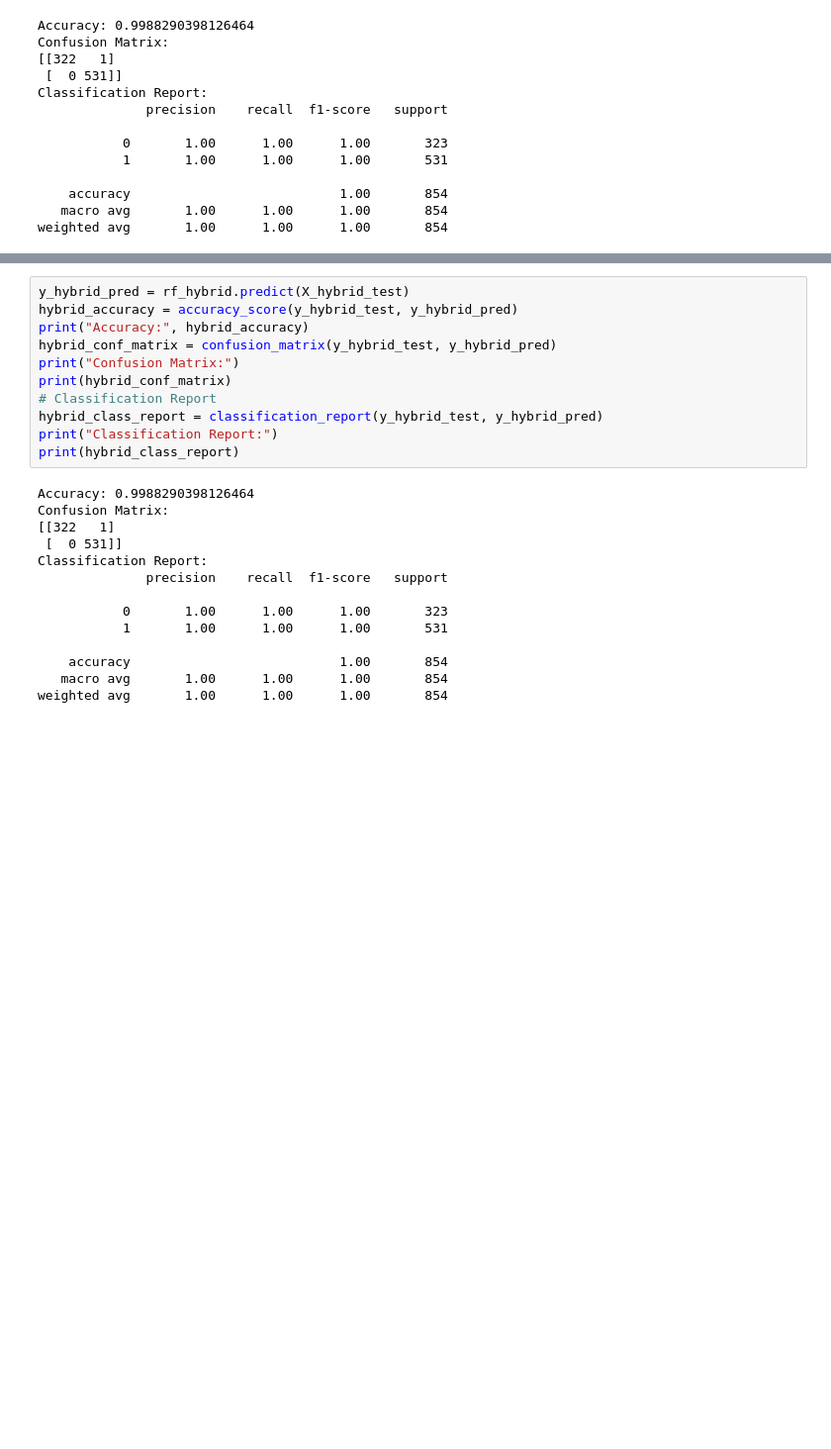
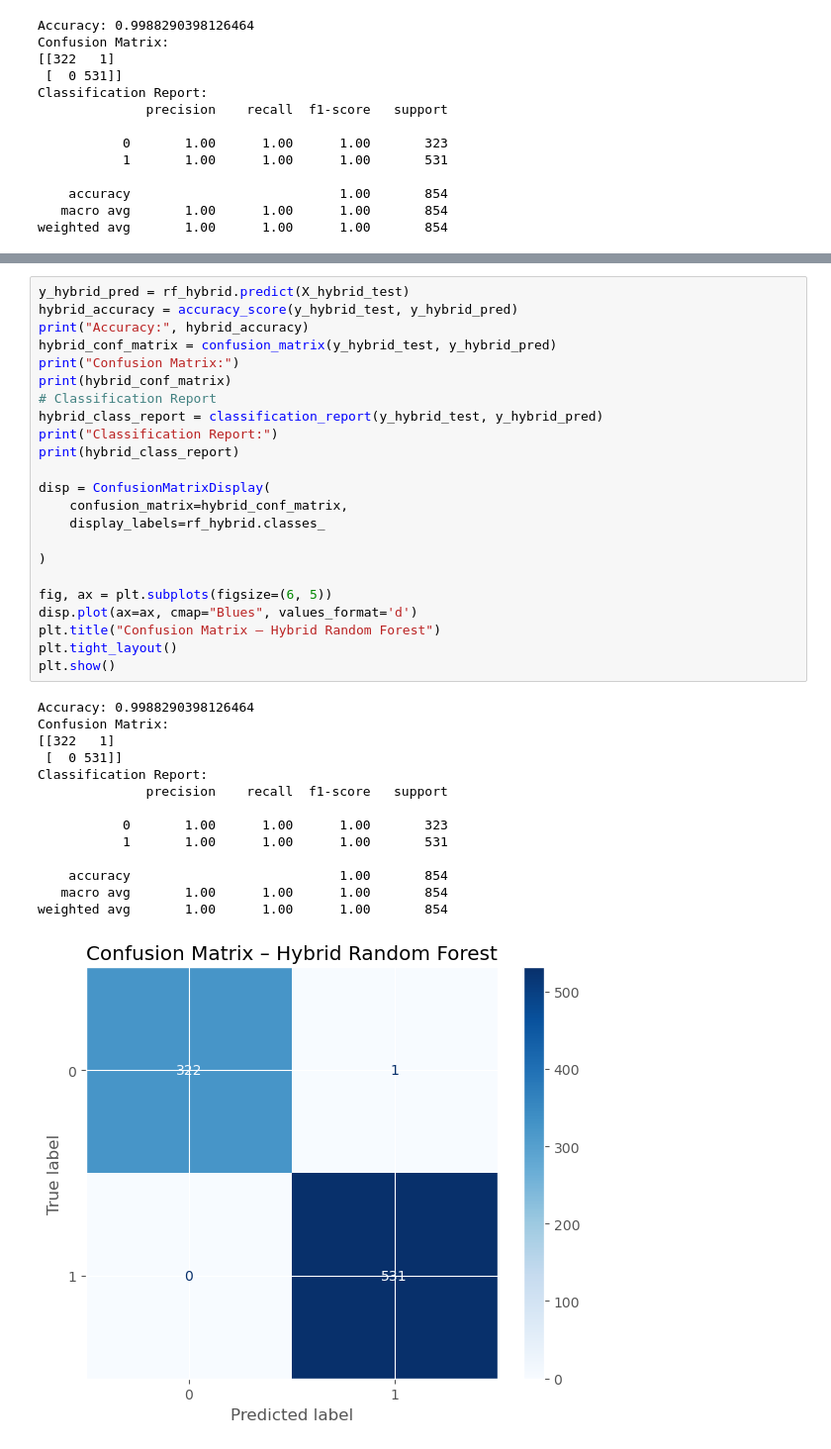
Before and after one commit to sumitra0420/borrower-risk-hybrid-ml, a Jupyter notebook: loan_approval.ipynb, the cells around one changed output, grey strips where cells are left out. Shown at 99% size. Cells and saved outputs as stored; diff of their text form; blank space fills up the shorter version.

Commit message:
display confusion metrix

```diff
--- a/loan_approval.ipynb
+++ b/loan_approval.ipynb
@@ -593,25 +653,38 @@ RandomForestClassifier(n_jobs=-1, random_state=42)
 # %%
 y_hybrid_pred = rf_hybrid.predict(X_hybrid_test)
 hybrid_accuracy = accuracy_score(y_hybrid_test, y_hybrid_pred)
 print("Accuracy:", hybrid_accuracy)
 hybrid_conf_matrix = confusion_matrix(y_hybrid_test, y_hybrid_pred)
 print("Confusion Matrix:")
 print(hybrid_conf_matrix)
 # Classification Report
 hybrid_class_report = classification_report(y_hybrid_test, y_hybrid_pred)
 print("Classification Report:")
 print(hybrid_class_report)
+
+disp = ConfusionMatrixDisplay(
+    confusion_matrix=hybrid_conf_matrix,
+    display_labels=rf_hybrid.classes_
+
+)
+
+fig, ax = plt.subplots(figsize=(6, 5))
+disp.plot(ax=ax, cmap="Blues", values_format='d')
+plt.title("Confusion Matrix – Hybrid Random Forest")
+plt.tight_layout()
+plt.show()
 # %% [output]
 Accuracy: 0.9988290398126464
 Confusion Matrix:
 [[322   1]
  [  0 531]]
 Classification Report:
               precision    recall  f1-score   support
 
            0       1.00      1.00      1.00       323
            1       1.00      1.00      1.00       531
 
     accuracy                           1.00       854
    macro avg       1.00      1.00      1.00       854
 weighted avg       1.00      1.00      1.00       854
+[figure, added]
```
Also changed, not shown: parts of 12 cells of this notebook, 1 other file.
